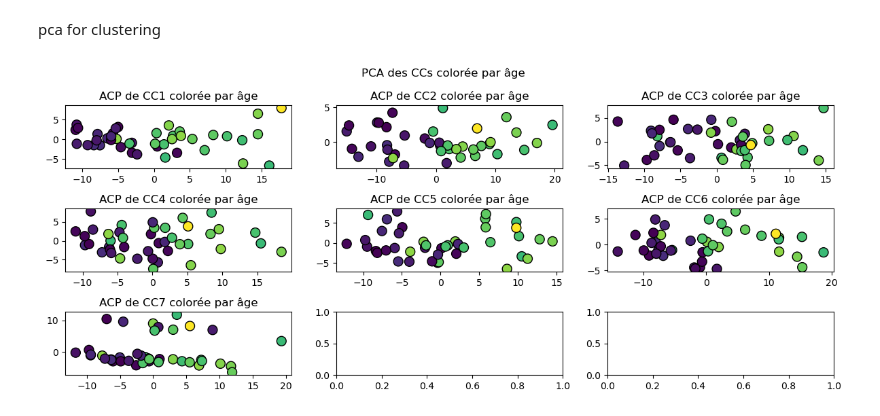
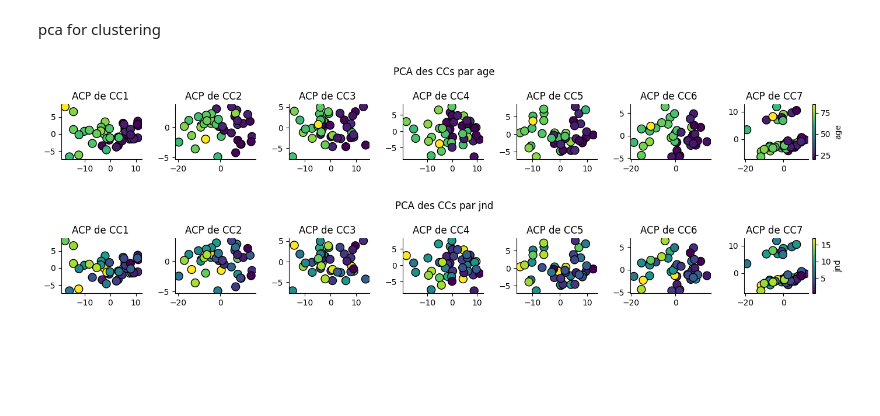
Before and after one commit to nicolascatz/CRPN_DTI_AGING_DPAKNC, a Jupyter notebook: scripts/DTI_Aging_FeatSelect_and_votingRegressor_251213_NC.ipynb, the cells around one changed output. Drawn from its saved outputs; the diff is of its cells as text; code cells hidden in the pictures; blank space fills up the shorter version.

```diff
--- a/scripts/DTI_Aging_FeatSelect_and_votingRegressor_251213_NC.ipynb
+++ b/scripts/DTI_Aging_FeatSelect_and_votingRegressor_251213_NC.ipynb
@@ -394,6 +462,12 @@ CC: 4
 CC: 5
 CC: 6
 CC: 7
+# %%
+data=np.load('out/only cc all 500 seeds ok from New RFE.npz',allow_pickle=True)
+random_numbers=data['random_numbers']
+MAE_cc_all_alltgt_featandtgt=data['MAE_cc_all_alltgt_featandtgt']
+R_squareds_cc_all_alltgt_featandtgt=data['R_squareds_cc_all_alltgt_featandtgt']
+MSE_cc_all_alltgt_featandtgt=data['MSE_cc_all_alltgt_featandtgt']
 # %%
 VarToTestName='MSE'
 
@@ -563,38 +637,47 @@ array([14.419,  1.67 ,  6.69 , 10.87 ,  1.95 ])
 # %% [markdown]
 pca for clustering
 # %%
-y=age       # Target (dependent variable)
 
 import numpy as np
 import matplotlib.pyplot as plt
 from sklearn.decomposition import PCA
 from sklearn.preprocessing import StandardScaler
 
+for target in ['age','jnd']:
+     if target=='jnd':
+          y=jnd
+     elif target=='age':
+          y=age
 
 
-fig, ax = plt.subplots(3, 3, figsize=(12, 5))
-ax = ax.flatten()
+     fig, ax = plt.subplots(1, 7, figsize=(14,2))
+     ax = ax.flatten()
 
-for cc in range(7):
+     for cc in range(7):
 
-     X = pd.DataFrame(DTI[:,:,cc])
+          X = pd.DataFrame(DTI[:,:,cc])
 
-     scaler = StandardScaler()
-     X_scaled = scaler.fit_transform(X)
+          scaler = StandardScaler()
+          X_scaled = scaler.fit_transform(X)
 
-     pca = PCA(n_components=2)  # On garde 2 composantes pour la visualisation
-     X_pca = pca.fit_transform(X_scaled)
+          pca = PCA(n_components=2)  # On garde 2 composantes pour la visualisation
+          X_pca = pca.fit_transform(X_scaled)
 
-     scatter = ax[cc].scatter(X_pca[:, 0], X_pca[:, 1], c=y, edgecolor='k', s=100)
-     ax[cc].set_xlabel('')
-     ax[cc].set_ylabel('')
-     ax[cc].set_title(f'ACP de CC{cc+1} colorée par âge')
+          scatter = ax[cc].scatter(X_pca[:, 0], X_pca[:, 1], c=y, edgecolor='k', s=100)
+          ax[cc].set_xlabel('')
+          ax[cc].set_ylabel('')
+          ax[cc].set_title(f'ACP de CC{cc+1} ')
+          ax[cc].spines['top'].set_visible(False)
+          ax[cc].spines['right'].set_visible(False)
 
-fig.suptitle('PCA des CCs par âge')
 
-plt.tight_layout(pad=1.0  )
+     fig.suptitle(f'PCA des CCs par {target}')
+     cbar = plt.colorbar(scatter, ax=ax[cc])
+     cbar.set_label(f'{target}')
+     plt.tight_layout(pad=1.0  )
 # %% [output]
-[figure, old version]
+[figure, new version]
+[figure, added]
 # %%
 y=jnd       # Target (dependent variable)
 
```
Also changed, not shown: parts of 12 cells of this notebook, 6 other files.
